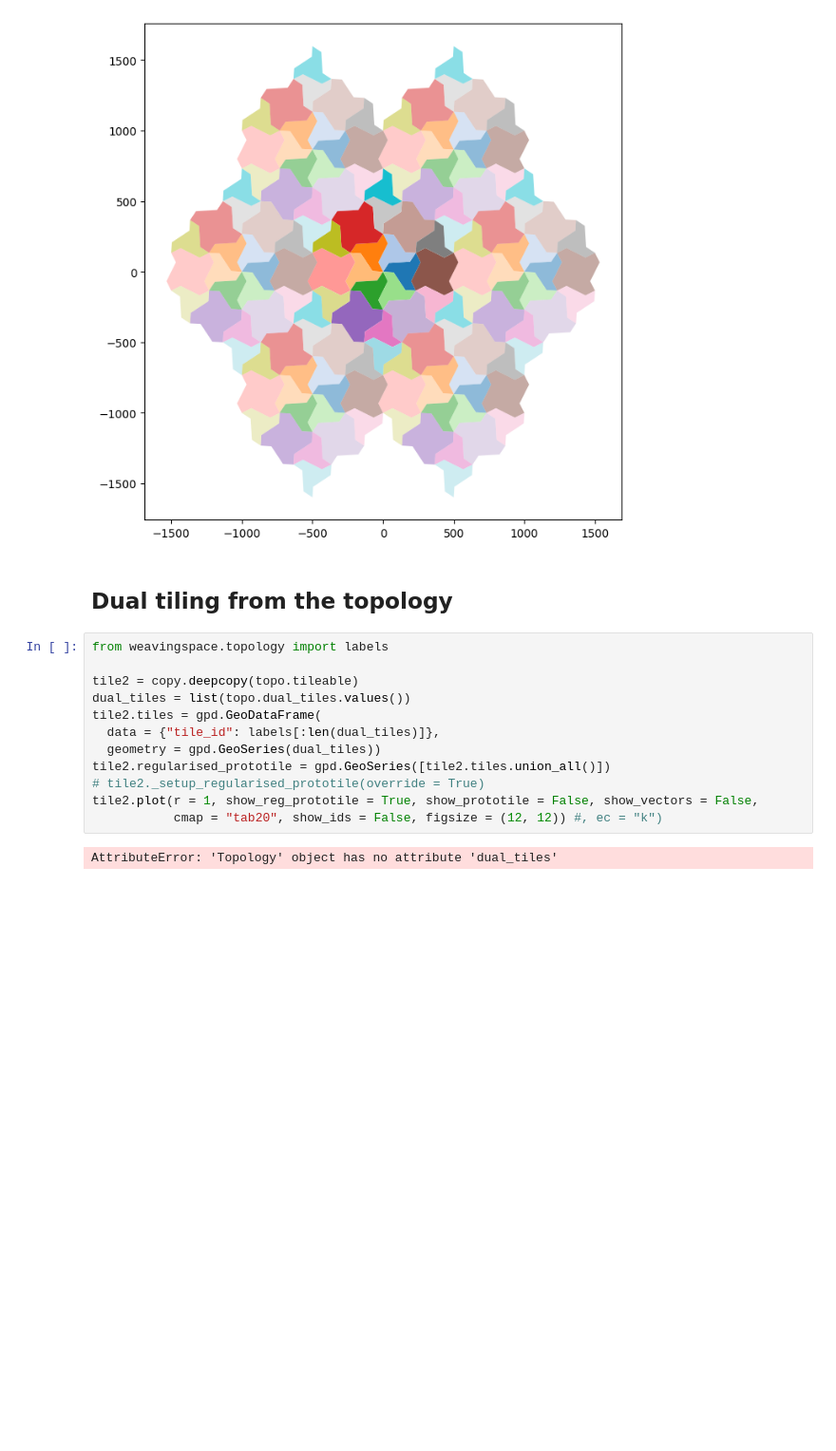
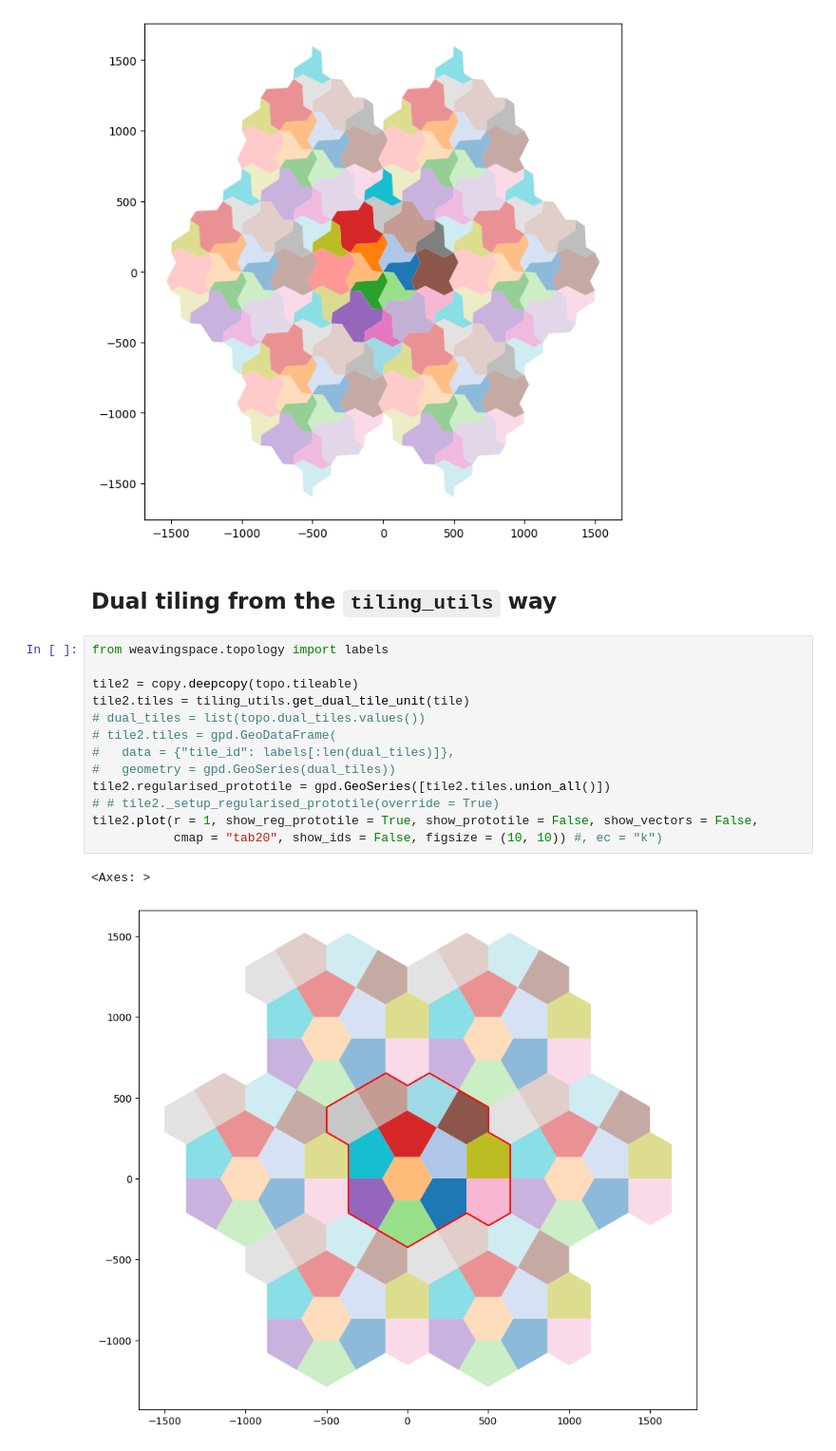
Before and after one commit to DOSull/weavingspace, a Jupyter notebook: examples/topology-new-working.ipynb, the cells around one changed output. Shown at 95% size. Cells and saved outputs as stored; diff of their text form; blank space fills up the shorter version.

Commit message:
re-added dual tiling by tiling_utils to topology notebook

```diff
--- a/examples/topology-new-working.ipynb
+++ b/examples/topology-new-working.ipynb
@@ -100,18 +100,20 @@ tile_unit.plot(r = 1, show_prototile = False, show_reg_prototile = False,
 <Axes: >
 [figure]
 # %% [markdown]
-## Dual tiling from the topology
+## Dual tiling from the `tiling_utils` way
 # %%
 from weavingspace.topology import labels
 
 tile2 = copy.deepcopy(topo.tileable)
-dual_tiles = list(topo.dual_tiles.values())
-tile2.tiles = gpd.GeoDataFrame(
-  data = {"tile_id": labels[:len(dual_tiles)]},
-  geometry = gpd.GeoSeries(dual_tiles))
+tile2.tiles = tiling_utils.get_dual_tile_unit(tile)
+# dual_tiles = list(topo.dual_tiles.values())
+# tile2.tiles = gpd.GeoDataFrame(
+#   data = {"tile_id": labels[:len(dual_tiles)]},
+#   geometry = gpd.GeoSeries(dual_tiles))
 tile2.regularised_prototile = gpd.GeoSeries([tile2.tiles.union_all()])
-# tile2._setup_regularised_prototile(override = True)
+# # tile2._setup_regularised_prototile(override = True)
 tile2.plot(r = 1, show_reg_prototile = True, show_prototile = False, show_vectors = False,
-           cmap = "tab20", show_ids = False, figsize = (12, 12)) #, ec = "k")
+           cmap = "tab20", show_ids = False, figsize = (10, 10)) #, ec = "k")
 # %% [output]
-AttributeError: 'Topology' object has no attribute 'dual_tiles'
+<Axes: >
+[figure, added]
```
